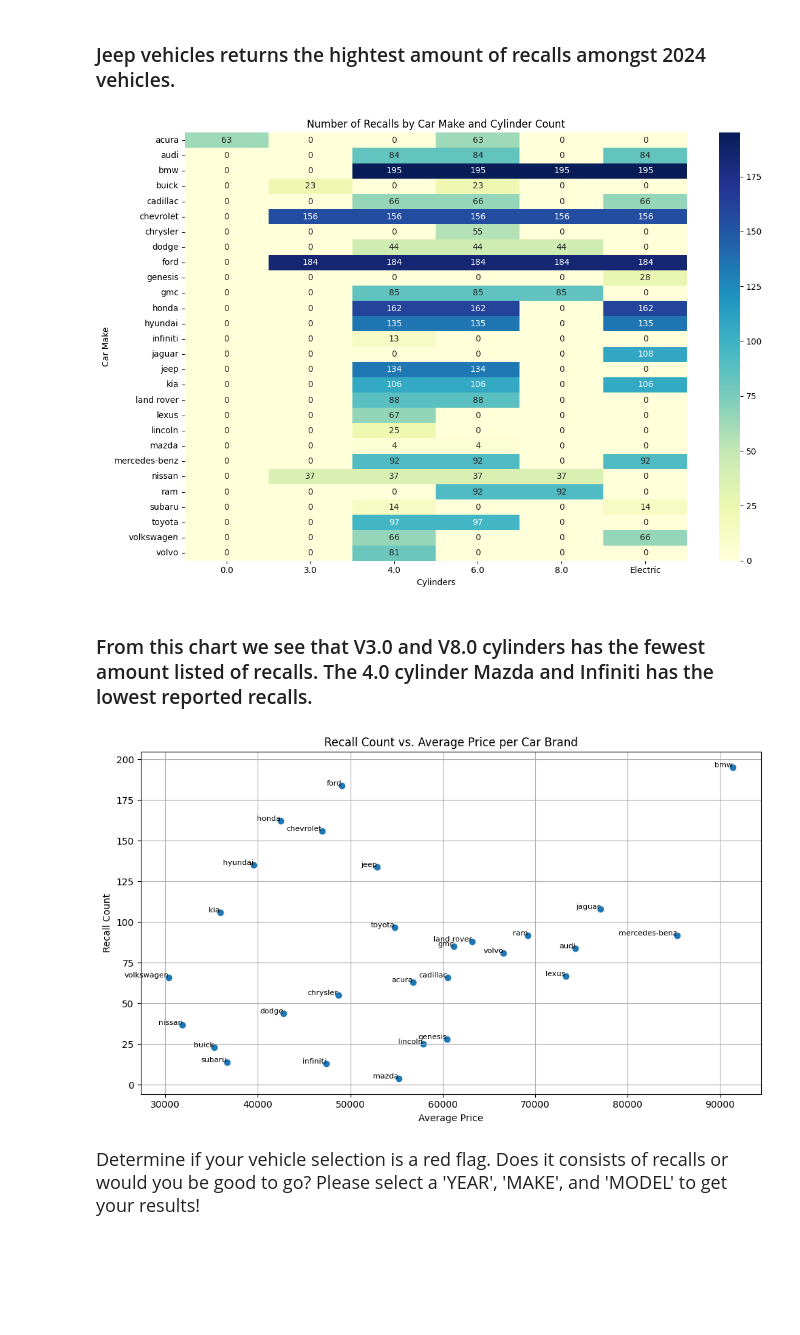
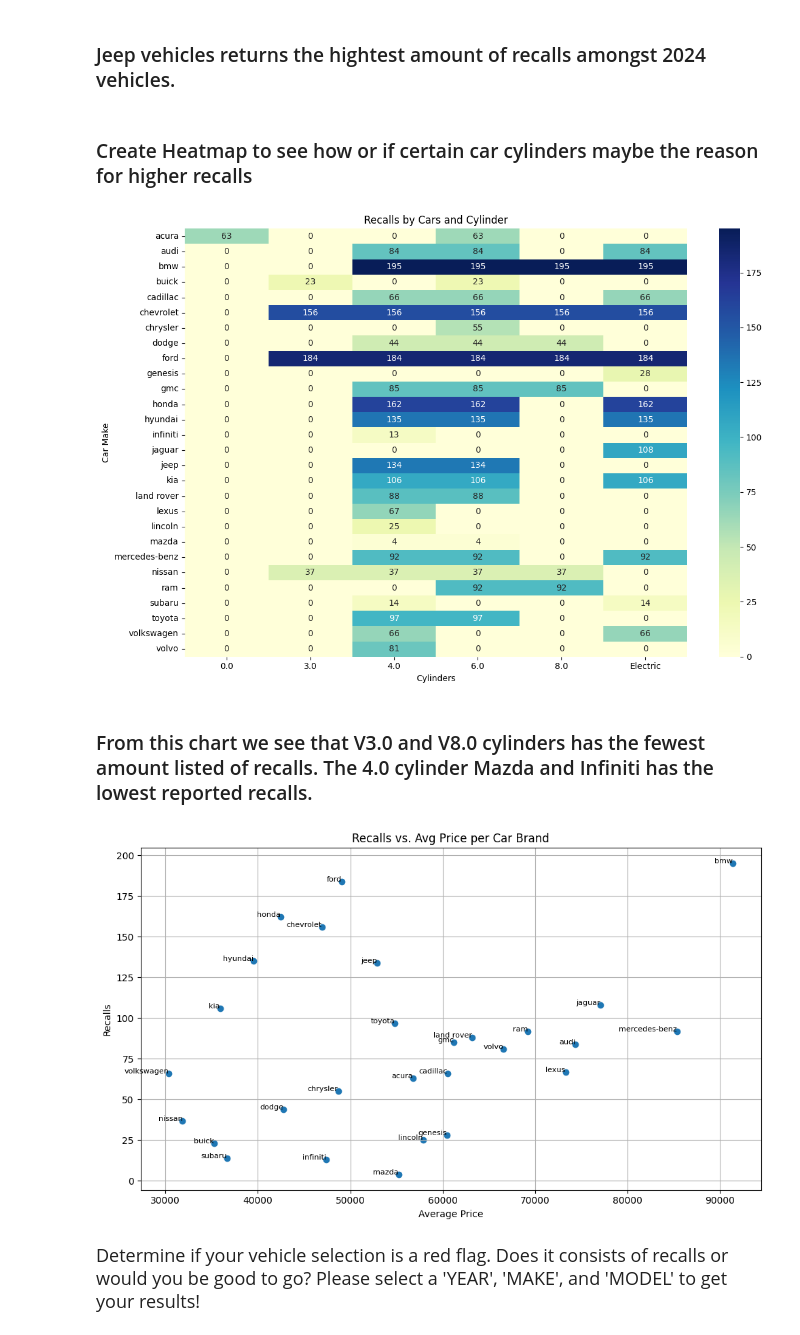
Before and after one commit to ellioc/VehicleRecalls2024, a Jupyter notebook: car_report.ipynb, the cells around one changed output. Cells and saved outputs as stored; diff of their text form; code cells hidden in the pictures; blank space fills up the shorter version.

```diff
--- a/car_report.ipynb
+++ b/car_report.ipynb
@@ -460,41 +460,44 @@ Name: file, dtype: int64
 [figure]
 # %% [markdown]
 ### Jeep vehicles returns the hightest amount of recalls amongst 2024 vehicles.
+# %% [markdown]
+### Create Heatmap to see how or if certain car cylinders maybe the reason for higher recalls
 # %%
+# Creating a Heatmap
 heat_df = joined_df.dropna(subset=['make', 'cylinders', 'file'])
 
-# Group and pivot for heatmap
+# Group and pivot for our Heatmap
 recall_counts = (
     heat_df.groupby(['make', 'cylinders'])['file']
     .nunique()
     .reset_index()
     .pivot(index='make', columns='cylinders', values='file')
     .fillna(0)
 )
 
-# Plot heatmap
+# Plot Heatmap
 plt.figure(figsize=(12, 8))
 sns.heatmap(recall_counts, annot=True, fmt=".0f", cmap="YlGnBu")
-plt.title('Number of Recalls by Car Make and Cylinder Count')
+plt.title('Recalls by Cars and Cylinder')
 plt.xlabel('Cylinders')
 plt.ylabel('Car Make')
 plt.tight_layout()
 plt.show()
 # %% [output]
-[figure, old version]
+[figure, new version]
 # %% [markdown]
 ### From this chart we see that V3.0 and V8.0 cylinders has the fewest amount listed of recalls. The 4.0 cylinder Mazda and Infiniti has the lowest reported recalls.
 # %%
-# Step 1: Group data to get recall count and average price per make
+# Group data to get recall count and average price per make
 recall_price_df = joined_df.groupby('make').agg({
-    'file': 'nunique',      # unique recall files per brand
-    'price': 'mean'         # average price per brand
+    'file': 'nunique',
+    'price': 'mean'
 }).rename(columns={'file': 'recall_count', 'price': 'avg_price'})
 
-# Step 2: Remove missing values if any
+# Remove missing values if any
 recall_price_df.dropna(subset=['avg_price'], inplace=True)
 
-# Step 3: Plot scatter chart
+# Plot scatter chart
 plt.figure(figsize=(10, 6))
 plt.scatter(recall_price_df['avg_price'], recall_price_df['recall_count'])
 
@@ -503,13 +506,13 @@ for make, row in recall_price_df.iterrows():
     plt.text(row['avg_price'], row['recall_count'], make, fontsize=8, ha='right')
 
 plt.xlabel('Average Price')
-plt.ylabel('Recall Count')
-plt.title('Recall Count vs. Average Price per Car Brand')
+plt.ylabel('Recalls')
+plt.title('Recalls vs. Avg Price per Car Brand')
 plt.grid(True)
 plt.tight_layout()
 plt.show()
 # %% [output]
-[figure, old version]
+[figure, new version]
 # %% [markdown]
 <font size =4> Determine if your vehicle selection is a red flag. Does it consists of recalls or would you be good to go? Please select a 'YEAR', 'MAKE', and 'MODEL' to get your results!
 # %%
```
Also changed, not shown: parts of 1 cell of this notebook.
